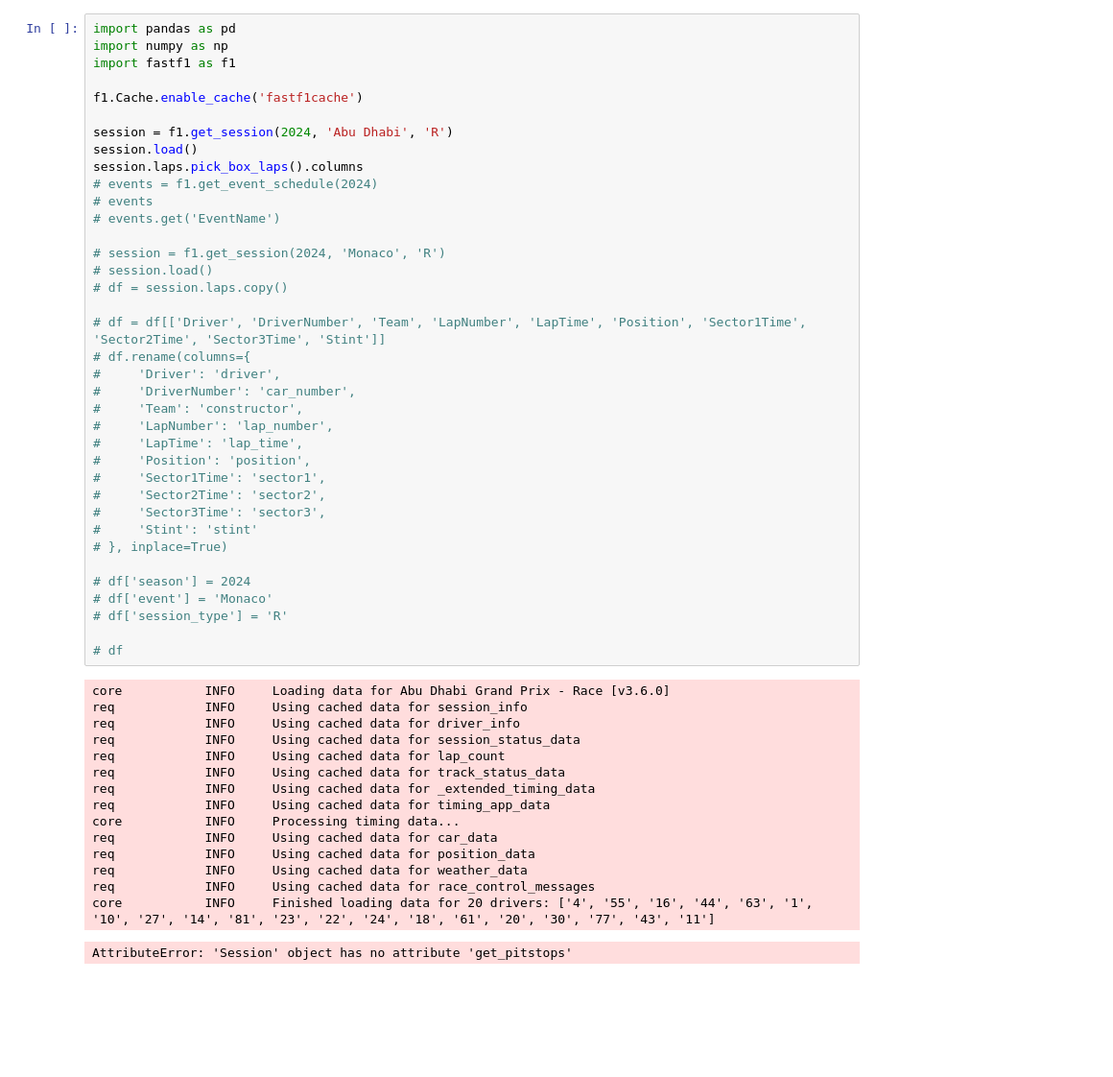
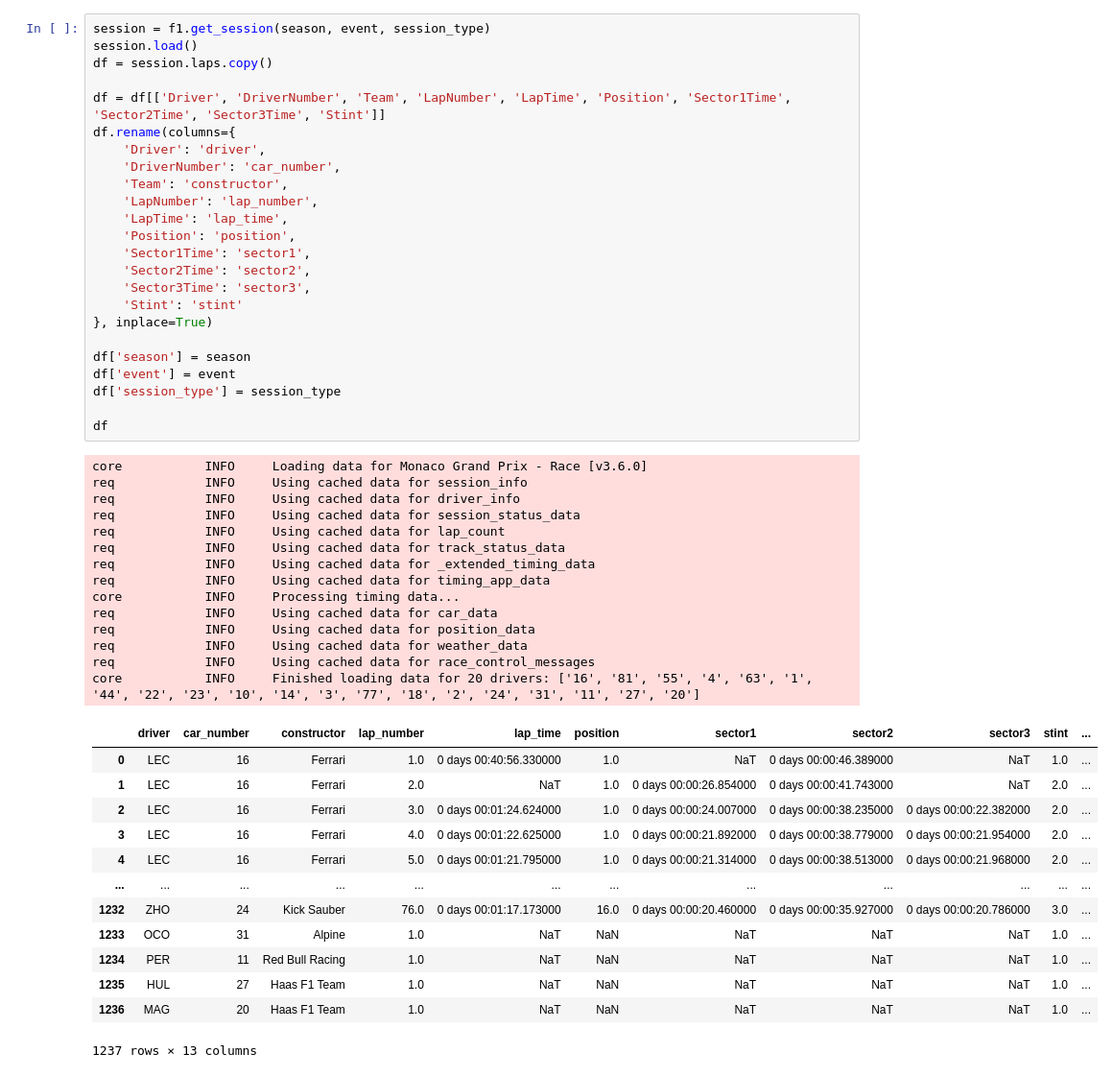
Before and after one commit to JohnAzizJA/F1-Fantasy-Prediction, a Jupyter notebook: f1.ipynb, the cells around one changed output. Shown at 96% size. Cells and saved outputs as stored; diff of their text form; blank space fills up the shorter version.

Commit message:
fixed errors

```diff
--- a/f1.ipynb
+++ b/f1.ipynb
@@ -1,53 +144,52 @@
 # %%
-import pandas as pd
-import numpy as np
-import fastf1 as f1
+session = f1.get_session(season, event, session_type)
+session.load()
+df = session.laps.copy()
 
-f1.Cache.enable_cache('fastf1cache')
+df = df[['Driver', 'DriverNumber', 'Team', 'LapNumber', 'LapTime', 'Position', 'Sector1Time', 'Sector2Time', 'Sector3Time', 'Stint']]
+df.rename(columns={
+    'Driver': 'driver',
+    'DriverNumber': 'car_number',
+    'Team': 'constructor',
+    'LapNumber': 'lap_number',
+    'LapTime': 'lap_time',
+    'Position': 'position',
+    'Sector1Time': 'sector1',
+    'Sector2Time': 'sector2',
+    'Sector3Time': 'sector3',
+    'Stint': 'stint'
+}, inplace=True)
 
-session = f1.get_session(2024, 'Abu Dhabi', 'R')
-session.load()
-session.laps.pick_box_laps().columns
-# events = f1.get_event_schedule(2024)
-# events
-# events.get('EventName')
+df['season'] = season
+df['event'] = event
+df['session_type'] = session_type
 
-# session = f1.get_session(2024, 'Monaco', 'R')
-# session.load()
-# df = session.laps.copy()
-
-# df = df[['Driver', 'DriverNumber', 'Team', 'LapNumber', 'LapTime', 'Position', 'Sector1Time', 'Sector2Time', 'Sector3Time', 'Stint']]
-# df.rename(columns={
-#     'Driver': 'driver',
-#     'DriverNumber': 'car_number',
-#     'Team': 'constructor',
-#     'LapNumber': 'lap_number',
-#     'LapTime': 'lap_time',
-#     'Position': 'position',
-#     'Sector1Time': 'sector1',
-#     'Sector2Time': 'sector2',
-#     'Sector3Time': 'sector3',
-#     'Stint': 'stint'
-# }, inplace=True)
-
-# df['season'] = 2024
-# df['event'] = 'Monaco'
-# df['session_type'] = 'R'
-
-# df
+df
 # %% [output]
-core           INFO     Loading data for Abu Dhabi Grand Prix - Race [v3.6.0]
+core           INFO     Loading data for Monaco Grand Prix - Race [v3.6.0]
 req            INFO     Using cached data for session_info
 req            INFO     Using cached data for driver_info
 req            INFO     Using cached data for session_status_data
 req            INFO     Using cached data for lap_count
 req            INFO     Using cached data for track_status_data
 req            INFO     Using cached data for _extended_timing_data
 req            INFO     Using cached data for timing_app_data
 core           INFO     Processing timing data...
 req            INFO     Using cached data for car_data
 req            INFO     Using cached data for position_data
 req            INFO     Using cached data for weather_data
 req            INFO     Using cached data for race_control_messages
-core           INFO     Finished loading data for 20 drivers: ['4', '55', '16', '44', '63', '1', '10', '27', '14', '81', '23', '22', '24', '18', '61', '20', '30', '77', '43', '11']
+core           INFO     Finished loading data for 20 drivers: ['16', '81', '55', '4', '63', '1', '44', '22', '23', '10', '14', '3', '77', '18', '2', '24', '31', '11', '27', '20']
+|  | driver | car_number | constructor | lap_number | lap_time | position | sector1 | sector2 | sector3 | stint | ... |
+| 0 | LEC | 16 | Ferrari | 1.0 | 0 days 00:40:56.330000 | 1.0 | NaT | 0 days 00:00:46.389000 | NaT | 1.0 | ... |
+| 1 | LEC | 16 | Ferrari | 2.0 | NaT | 1.0 | 0 days 00:00:26.854000 | 0 days 00:00:41.743000 | NaT | 2.0 | ... |
+| 2 | LEC | 16 | Ferrari | 3.0 | 0 days 00:01:24.624000 | 1.0 | 0 days 00:00:24.007000 | 0 days 00:00:38.235000 | 0 days 00:00:22.382000 | 2.0 | ... |
+| 3 | LEC | 16 | Ferrari | 4.0 | 0 days 00:01:22.625000 | 1.0 | 0 days 00:00:21.892000 | 0 days 00:00:38.779000 | 0 days 00:00:21.954000 | 2.0 | ... |
+| 4 | LEC | 16 | Ferrari | 5.0 | 0 days 00:01:21.795000 | 1.0 | 0 days 00:00:21.314000 | 0 days 00:00:38.513000 | 0 days 00:00:21.968000 | 2.0 | ... |
+| ... | ... | ... | ... | ... | ... | ... | ... | ... | ... | ... | ... |
+| 1232 | ZHO | 24 | Kick Sauber | 76.0 | 0 days 00:01:17.173000 | 16.0 | 0 days 00:00:20.460000 | 0 days 00:00:35.927000 | 0 days 00:00:20.786000 | 3.0 | ... |
+| 1233 | OCO | 31 | Alpine | 1.0 | NaT | NaN | NaT | NaT | NaT | 1.0 | ... |
+| 1234 | PER | 11 | Red Bull Racing | 1.0 | NaT | NaN | NaT | NaT | NaT | 1.0 | ... |
+| 1235 | HUL | 27 | Haas F1 Team | 1.0 | NaT | NaN | NaT | NaT | NaT | 1.0 | ... |
+| 1236 | MAG | 20 | Haas F1 Team | 1.0 | NaT | NaN | NaT | NaT | NaT | 1.0 | ... |
-AttributeError: 'Session' object has no attribute 'get_pitstops'
+1237 rows × 13 columns
```
Also changed, not shown: parts of 3 cells of this notebook, 1 other file.
